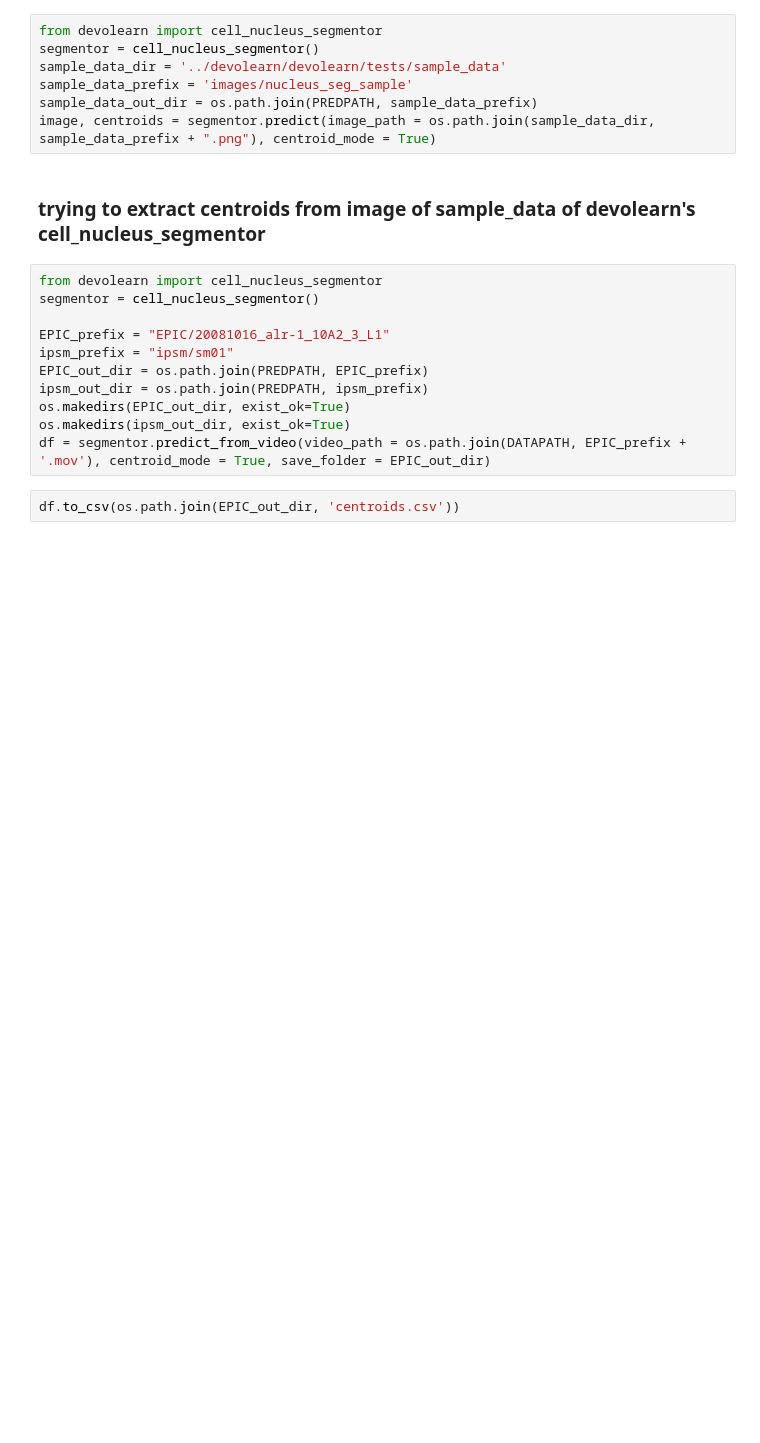
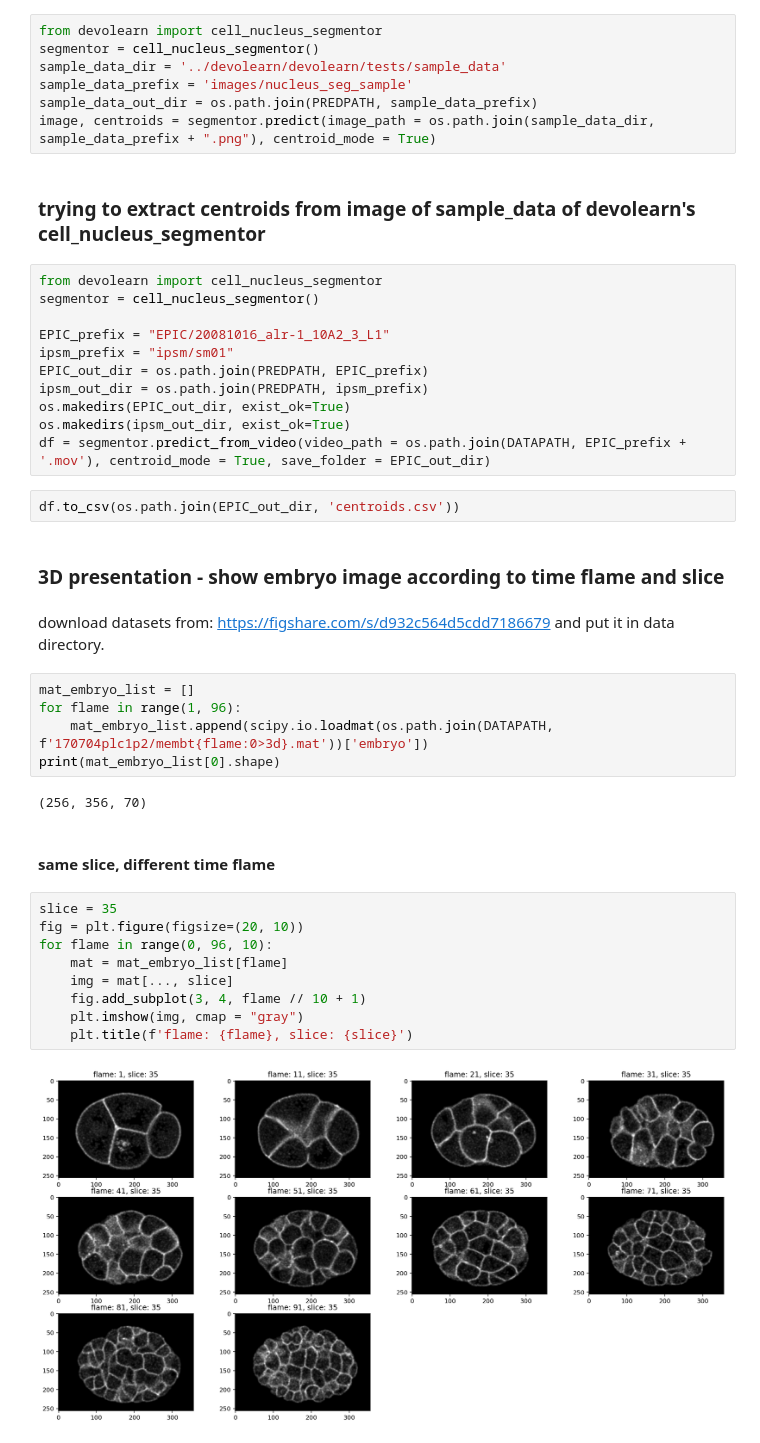
Before and after one commit to LspongebobJH/DevoGraph, a Jupyter notebook: stage_1/stage_1.ipynb, the cells around one changed output. Saved outputs shown, nothing was run; the diff lists cells and outputs as text; blank space fills up the shorter version.

```diff
--- a/stage_1/stage_1.ipynb
+++ b/stage_1/stage_1.ipynb
@@ -79,3 +83,27 @@ os.makedirs(ipsm_out_dir, exist_ok=True)
 df = segmentor.predict_from_video(video_path = os.path.join(DATAPATH, EPIC_prefix + '.mov'), centroid_mode = True, save_folder = EPIC_out_dir)
 # %%
 df.to_csv(os.path.join(EPIC_out_dir, 'centroids.csv'))
+# %% [markdown]
+### 3D presentation - show embryo image according to time flame and slice
+# %% [markdown]
+download datasets from: https://figshare.com/s/d932c564d5cdd7186679 and put it in data directory.
+# %%
+mat_embryo_list = []
+for flame in range(1, 96):
+    mat_embryo_list.append(scipy.io.loadmat(os.path.join(DATAPATH, f'170704plc1p2/membt{flame:0>3d}.mat'))['embryo'])
+print(mat_embryo_list[0].shape)
+# %% [output]
+(256, 356, 70)
+# %% [markdown]
+#### same slice, different time flame
+# %%
+slice = 35
+fig = plt.figure(figsize=(20, 10))
+for flame in range(0, 96, 10):
+    mat = mat_embryo_list[flame]
+    img = mat[..., slice]
+    fig.add_subplot(3, 4, flame // 10 + 1)
+    plt.imshow(img, cmap = "gray")
+    plt.title(f'flame: {flame}, slice: {slice}')
+# %% [output]
+[figure, added]
```
Also changed, not shown: parts of 11 cells of this notebook, 5 other files.
